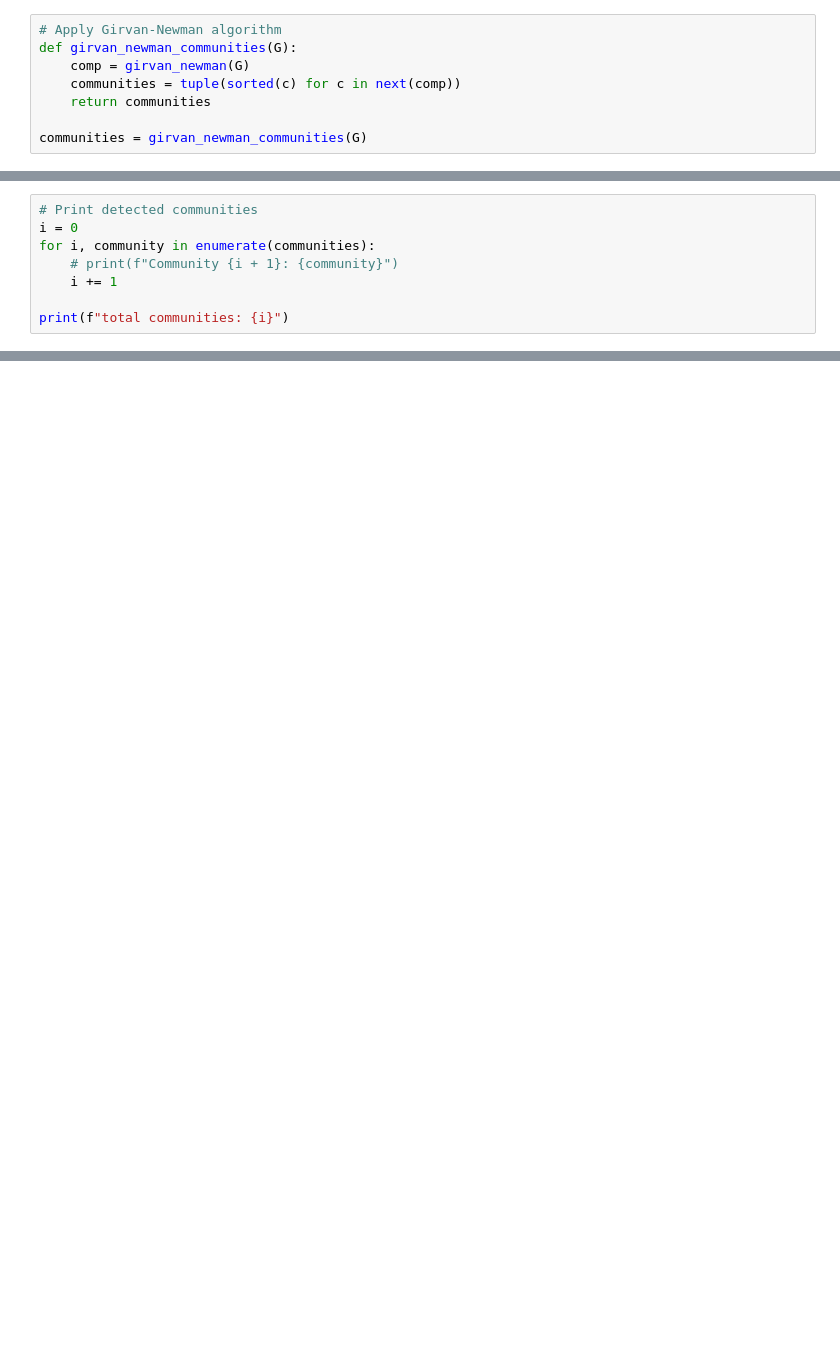
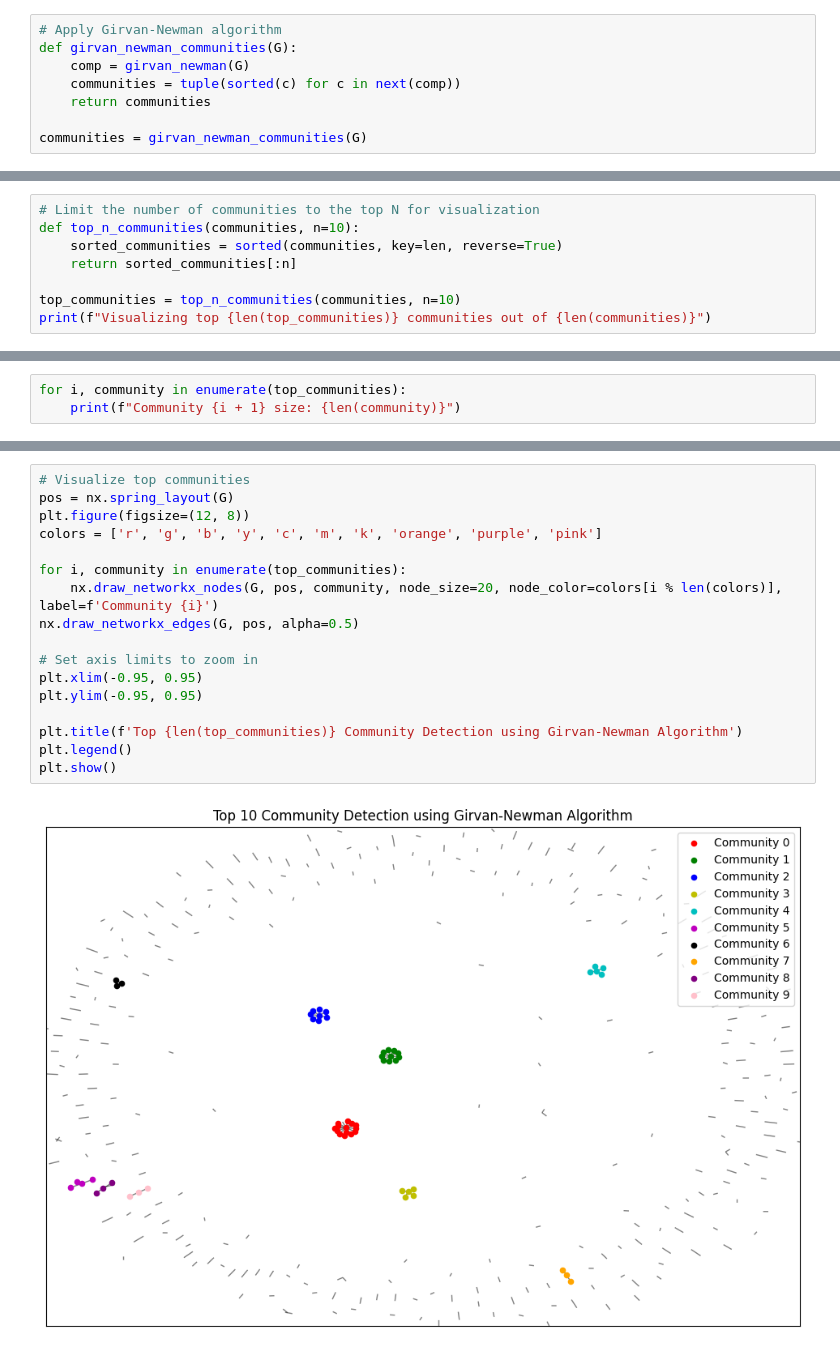
Before and after one commit to hidayattaufiqur/AJS-project-two, a Jupyter notebook: AJS_Project_2.ipynb, the cells around one changed output, grey strips where cells are left out. Saved outputs shown, nothing was run; the diff lists cells and outputs as text; blank space fills up the shorter version.

```diff
--- a/AJS_Project_2.ipynb
+++ b/AJS_Project_2.ipynb
@@ -160,0 +171,8 @@ WARNING:matplotlib.legend:No artists with labels found to put in legend.  Note t
+# %%
+# Limit the number of communities to the top N for visualization
+def top_n_communities(communities, n=10):
+    sorted_communities = sorted(communities, key=len, reverse=True)
+    return sorted_communities[:n]
+
+top_communities = top_n_communities(communities, n=10)
+print(f"Visualizing top {len(top_communities)} communities out of {len(communities)}")
@@ -161,9 +181,4 @@ WARNING:matplotlib.legend:No artists with labels found to put in legend.  Note t
 # %%
-# Print detected communities
-i = 0
-for i, community in enumerate(communities):
-    # print(f"Community {i + 1}: {community}")
-    i += 1
-
-print(f"total communities: {i}")
+for i, community in enumerate(top_communities):
+    print(f"Community {i + 1} size: {len(community)}")
 # %% [output]
@@ -170,0 +195,19 @@ total communities: 270
+# %%
+# Visualize top communities
+pos = nx.spring_layout(G)
+plt.figure(figsize=(12, 8))
+colors = ['r', 'g', 'b', 'y', 'c', 'm', 'k', 'orange', 'purple', 'pink']
+
+for i, community in enumerate(top_communities):
+    nx.draw_networkx_nodes(G, pos, community, node_size=20, node_color=colors[i % len(colors)], label=f'Community {i}')
+nx.draw_networkx_edges(G, pos, alpha=0.5)
+
+# Set axis limits to zoom in
+plt.xlim(-0.95, 0.95)
+plt.ylim(-0.95, 0.95)
+
+plt.title(f'Top {len(top_communities)} Community Detection using Girvan-Newman Algorithm')
+plt.legend()
+plt.show()
+# %% [output]
+[figure, added]
```
Also changed, not shown: parts of 29 cells of this notebook, 4 other files.
